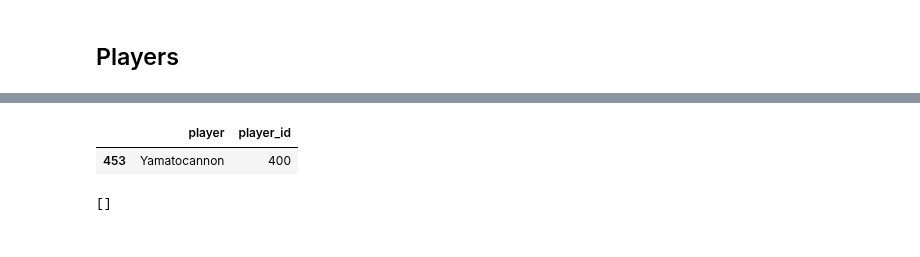
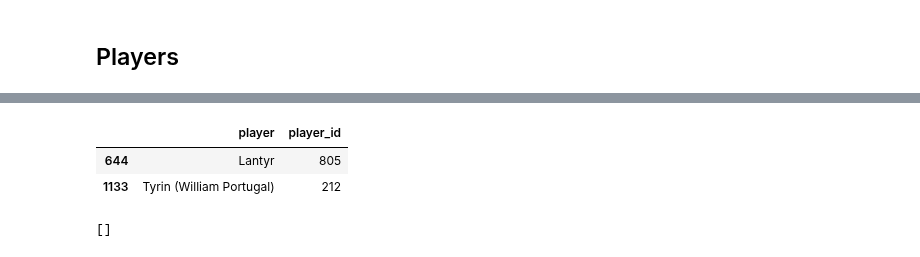
Before and after one commit to posky/LoL-Esports, a Jupyter notebook: parse_matches.ipynb, the cells around one changed output, grey strips where cells are left out. Drawn from its saved outputs; the diff is of its cells as text; code cells hidden in the pictures.

```diff
--- a/parse_matches.ipynb
+++ b/parse_matches.ipynb
@@ -256,8 +258,9 @@ Sinners Never Sleep
 # %%
-players.loc[players['player'].str.contains('yamato', case=False)]
+players.loc[players['player'].str.contains('tyr', case=False)]
 # %% [output]
 |  | player | player_id |
-| 453 | Yamatocannon | 400 |
+| 644 | Lantyr | 805 |
+| 1133 | Tyrin (William Portugal) | 212 |
 # %%
 if len(names) > 0:
     name = names[teams[0]].pop(0)
```
Also changed, not shown: parts of 9 cells of this notebook.
